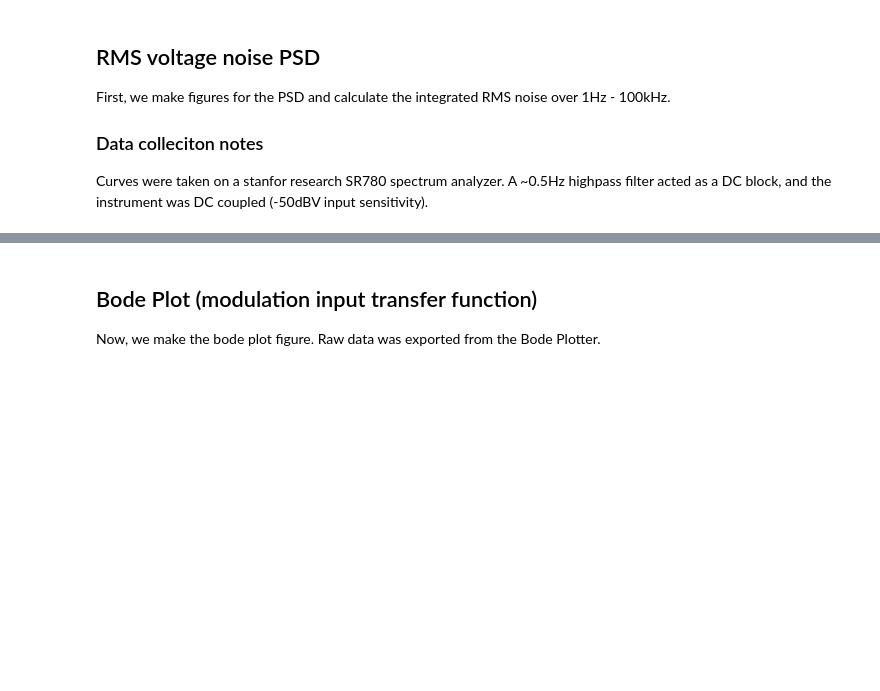
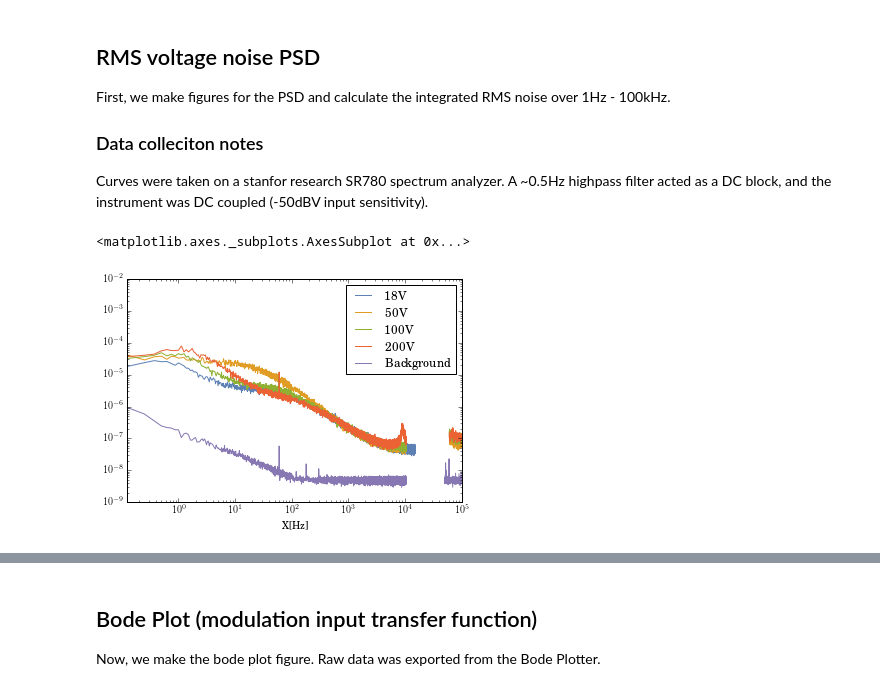
Before and after one commit to npisenti/piezo, a Jupyter notebook: calc/NoiseAnalysisFinal.ipynb, the cells around one changed output, grey strips where cells are left out. Drawn from its saved outputs; the diff is of its cells as text; code cells hidden in the pictures; blank space fills up the shorter version.

```diff
--- a/calc/NoiseAnalysisFinal.ipynb
+++ b/calc/NoiseAnalysisFinal.ipynb
@@ -35,6 +35,31 @@ First, we make figures for the PSD and calculate the integrated RMS noise over 1
 ### Data colleciton notes
 
 Curves were taken on a stanfor research SR780 spectrum analyzer. A ~0.5Hz highpass filter acted as a DC block, and the instrument was DC coupled (-50dBV input sensitivity).
+# %%
+path = './data/raw'
+#datasets = [ ('50V JQI', '50'), ('100V JQI', '100'), ('200V JQI', '200'), ('100V Thorlabs', '100T'), \
+#                ('Background', 'BG-LPF-')]
+
+datasets = [ ('18V', '18'), ('50V', '50'), ('100V', '100'), ('200V', '200'), ('Background', 'BG-LPF-')]
+
+_final_list = []
+for dataset in datasets:
+    _list = []
+    for file in glob.glob(os.path.join(path, dataset[1] + '[A-Z]*.asc')):
+        df = pd.read_csv(file, delim_whitespace=True, header=12, index_col=[0], dtype=np.float)
+        df.columns = [ os.path.basename(file).split('.')[0] ]
+        _list.append(df)
+
+    _data = pd.concat(_list, axis=1)
+    _data = pd.concat([_data[d] for d in _data.columns], join='outer').dropna().reset_index() \
+        .drop_duplicates(subset='X[Hz]').set_index('X[Hz]').sort_index().rename(columns={0: dataset[0]})
+    _final_list.append(_data)
+
+data = pd.concat(_final_list, axis=1)
+data.plot(loglog=True)
+# %% [output]
+<matplotlib.axes._subplots.AxesSubplot at 0x...>
+[figure, added]
 # %%
 # # Here, we do data conditioning from raw export
 # path = './data/raw'
```
Also changed, not shown: parts of 4 cells of this notebook, 13 other files.
